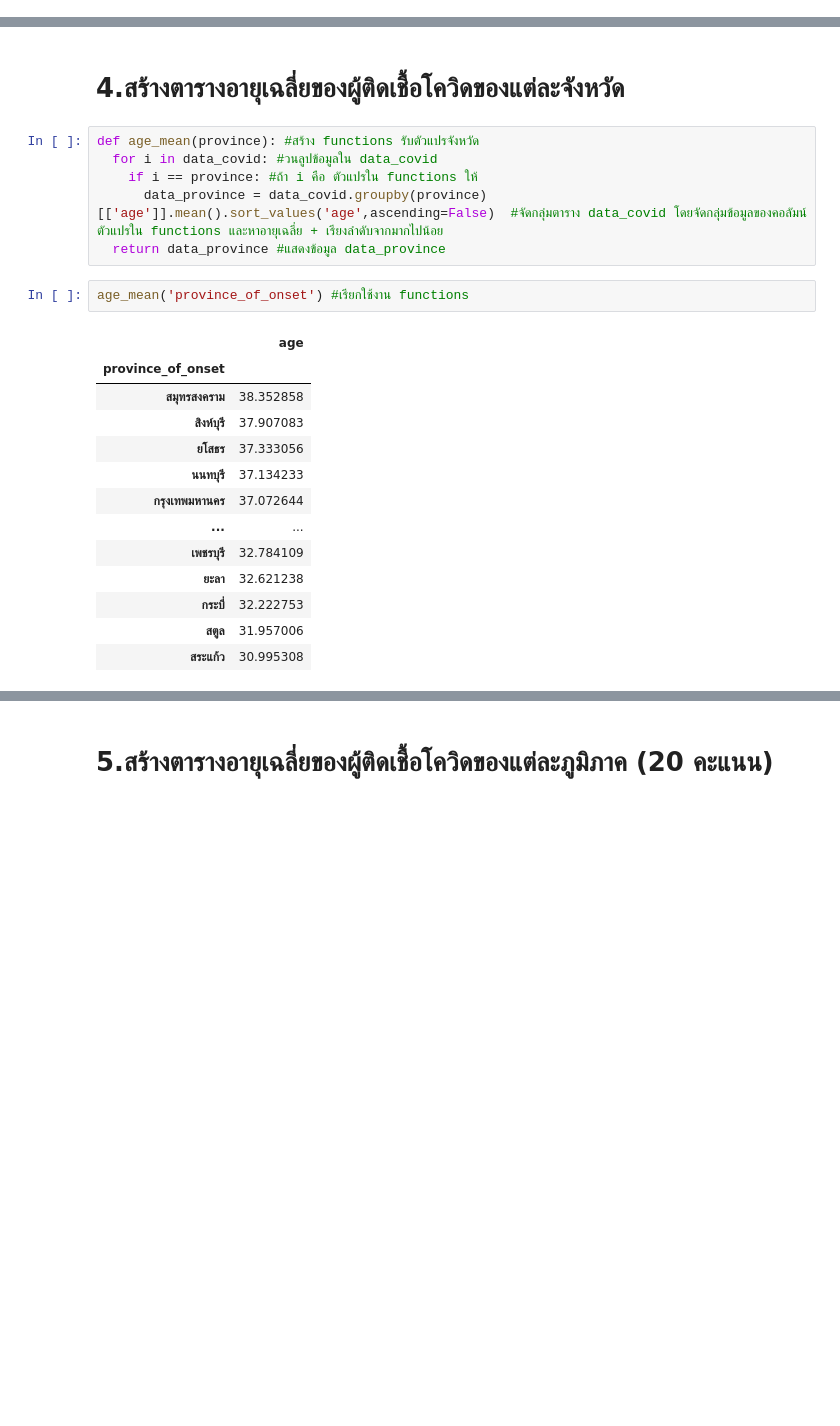
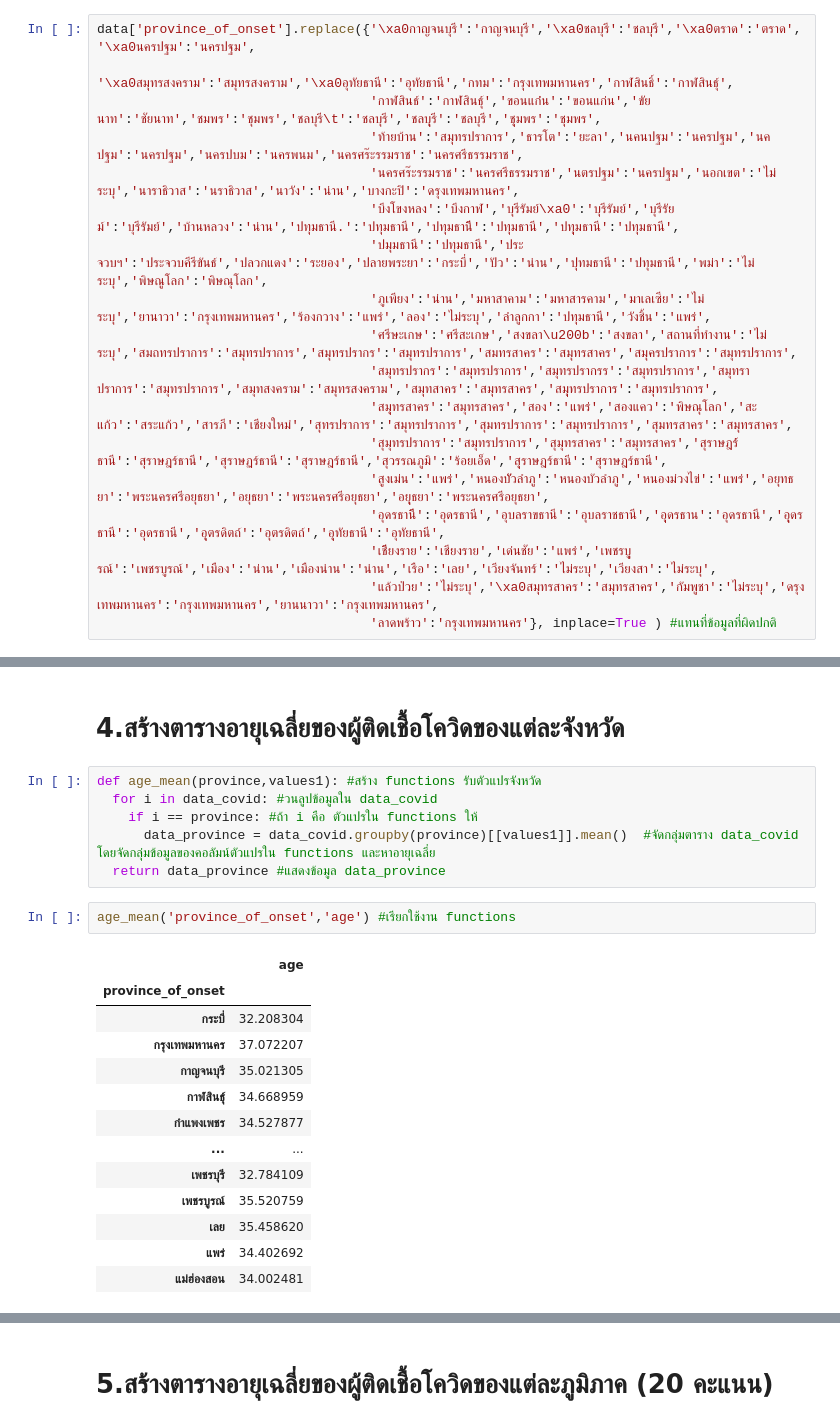
Before and after one commit to siriwat-heart/data_viz_2022, a Jupyter notebook: BasicPython&DataViz_midterm2022.ipynb, the cells around one changed output, grey strips where cells are left out. Drawn from its saved outputs; the diff is of its cells as text; blank space fills up the shorter version.

```diff
--- a/BasicPython&DataViz_midterm2022.ipynb
+++ b/BasicPython&DataViz_midterm2022.ipynb
@@ -58,6 +59,24 @@ data
 | 816987 | 816988 | 8/11/2021 | 8/10/2021 | หญิง | 34.0 | ปี | Thailand | สระแก้ว | ... |
 | 816988 | 816989 | 8/11/2021 | 8/10/2021 | หญิง | 19.0 | ปี | Thailand | สระแก้ว | ... |
 816989 rows × 11 columns
+# %%
+data['province_of_onset'].replace({'\xa0กาญจนบุรี':'กาญจนบุรี','\xa0ชลบุรี':'ชลบุรี','\xa0ตราด':'ตราด','\xa0นครปฐม':'นครปฐม',
+                                         '\xa0สมุทรสงคราม':'สมุทรสงคราม','\xa0อุทัยธานี':'อุทัยธานี','กทม':'กรุงเทพมหานคร','กาฬสินธิ์':'กาฬสินธุ์',
+                                   'กาฬสินธ์':'กาฬสินธุ์','ขอนแก่่น':'ขอนแก่น','ขัยนาท':'ชัยนาท','ชมพร':'ชุมพร','ชลบุรี\t':'ชลบุรี','ชลบุุรี':'ชลบุรี','ชุุมพร':'ชุมพร',
+                                   'ท้ายบ้าน':'สมุทรปราการ','ธารโต':'ยะลา','นคนปฐม':'นครปฐม','นคปฐม':'นครปฐม','นครปบม':'นครพนม','นครศร๊ะรรมราช':'นครศรีธรรมราช',
+                                   'นครศร๊ะรรมราช':'นครศรีธรรมราช','นตรปฐม':'นครปฐม','นอกเขต':'ไม่ระบุ','นาราธิวาส':'นราธิวาส','นาวัง':'น่าน','บางกะปิ':'ดรุงเทพมหานคร',
+                                   'บึงโขงหลง':'บึงกาฬ','บุรีรัมย์\xa0':'บุรีรัมย์','บุรีรัยม์':'บุรีรัมย์','บ้านหลวง':'น่าน','ปทุมธานี.':'ปทุมธานี','ปทุมธานีี':'ปทุมธานี','ปทุุมธานี':'ปทุมธานี',
+                                   'ปมุมธานี':'ปทุมธานี','ประจวบฯ':'ประจวบคีรีขันธ์','ปลวกแดง':'ระยอง','ปลายพระยา':'กระบี่','ปัว':'น่าน','ปุทมธานี':'ปทุมธานี','พม่า':'ไม่ระบุ','พิษณูโลก':'พิษณุโลก',
+                                   'ภูเพียง':'น่าน','มหาสาคาม':'มหาสารคาม','มาเลเซีย':'ไม่ระบุ','ยานาวา':'กรุงเทพมหานคร','ร้องกวาง':'แพร่','ลอง':'ไม่ระบุ','ลำลูกกา':'ปทุมธานี','วังชิ้น':'แพร่',
+                                   'ศรีษะเกษ':'ศรีสะเกษ','สงขลา\u200b':'สงขลา','สถานที่ทำงาน':'ไม่ระบุ','สมถทรปราการ':'สมุทรปราการ','สมุทรปรากร':'สมุทรปราการ','สมทรสาคร':'สมุทรสาคร','สมุครปราการ':'สมุทรปราการ',
+                                   'สมุทรปรากร':'สมุทรปราการ','สมุทรปรากรร':'สมุทรปราการ','สมุทราปราการ':'สมุทรปราการ','สมุทสงคราม':'สมุทรสงคราม','สมุทสาคร':'สมุทรสาคร','สมุุทรปราการ':'สมุทรปราการ',
+                                   'สมุุทรสาคร':'สมุทรสาคร','สอง':'แพร่','สองแคว':'พิษณุโลก','สะแก้ว':'สระแก้ว','สารภี':'เชียงใหม่','สุทรปราการ':'สมุทรปราการ','สุมทรปราการ':'สมุทรปราการ','สุมทรสาคร':'สมุทรสาคร',
+                                   'สุมุทรปราการ':'สมุทรปราการ','สุมุทรสาคร':'สมุทรสาคร','สุราษฎร์์ธานี':'สุราษฎร์ธานี','สุราษฏร์ธานี':'สุราษฎร์ธานี','สุวรรณภูมิ':'ร้อยเอ็ด','สุุราษฎร์ธานี':'สุราษฎร์ธานี',
+                                   'สูงเม่น':'แพร่','หนองบััวลำภู':'หนองบัวลำภู','หนองม่วงไข่':'แพร่','อยุทธยา':'พระนครศรีอยุธยา','อยุธยา':'พระนครศรีอยุธยา','อยุุธยา':'พระนครศรีอยุธยา',
+                                   'อุดรธานีี':'อุดรธานี','อุบลราขธานี':'อุบลราชธานี','อุุดรธาน':'อุดรธานี','อุุดรธานี':'อุดรธานี','อุุตรดิตถ์':'อุตรดิตถ์','อุุทัยธานี':'อุทัยธานี',
+                                   'เชีียงราย':'เชียงราย','เด่นชัย':'แพร่','เพชรบุูรณ์':'เพชรบูรณ์','เมือง':'น่าน','เมืองน่าน':'น่าน','เรือ':'เลย','เวียงจันทร์':'ไม่ระบุ','เวียงสา':'ไม่ระบุ',
+                                   'แล้วป่วย':'ไม่ระบุ','\xa0สมุทรสาคร':'สมุทรสาคร','กัมพูชา':'ไม่ระบุ','ดรุงเทพมหานคร':'กรุงเทพมหานคร','ยานนาวา':'กรุงเทพมหานคร',
+                                   'ลาดพร้าว':'กรุงเทพมหานคร'}, inplace=True ) #แทนที่ข้อมูลที่ผิดปกติ
 # %%
 data = data.fillna(method="bfill") #แทนค่าตัวถัดไปใส่ในค่า NaN ของทุก column ที่มี NaN
 data
@@ -562,27 +589,27 @@ cluster('5 ภูมิภาค (การท่องเที่ยว)','ต
 # %% [markdown]
 # 4.สร้างตารางอายุเฉลี่ยของผู้ติดเชื้อโควิดของแต่ละจังหวัด
 # %%
-def age_mean(province): #สร้าง functions รับตัวแปรจังหวัด
+def age_mean(province,values1): #สร้าง functions รับตัวแปรจังหวัด
   for i in data_covid: #วนลูปข้อมูลใน data_covid
     if i == province: #ถ้า i คือ ตัวแปรใน functions ให้
-      data_province = data_covid.groupby(province)[['age']].mean().sort_values('age',ascending=False)  #จัดกลุ่มตาราง data_covid โดยจัดกลุ่มข้อมูลของคอลัมน์ตัวแปรใน functions และหาอายุเฉลี่ย + เรียงลำดับจากมากไปน้อย
+      data_province = data_covid.groupby(province)[[values1]].mean()  #จัดกลุ่มตาราง data_covid โดยจัดกลุ่มข้อมูลของคอลัมน์ตัวแปรใน functions และหาอายุเฉลี่ย
   return data_province #แสดงข้อมูล data_province
 # %%
-age_mean('province_of_onset') #เรียกใช้งาน functions
+age_mean('province_of_onset','age') #เรียกใช้งาน functions
 # %% [output]
 |  | age |
 | province_of_onset |  |
-| สมุทรสงคราม | 38.352858 |
-| สิงห์บุรี | 37.907083 |
-| ยโสธร | 37.333056 |
-| นนทบุรี | 37.134233 |
-| กรุงเทพมหานคร | 37.072644 |
+| กระบี่ | 32.208304 |
+| กรุงเทพมหานคร | 37.072207 |
+| กาญจนบุรี | 35.021305 |
+| กาฬสินธุ์ | 34.668959 |
+| กำแพงเพชร | 34.527877 |
 | ... | ... |
 | เพชรบุรี | 32.784109 |
-| ยะลา | 32.621238 |
-| กระบี่ | 32.222753 |
-| สตูล | 31.957006 |
-| สระแก้ว | 30.995308 |
+| เพชรบูรณ์ | 35.520759 |
+| เลย | 35.458620 |
+| แพร่ | 34.402692 |
+| แม่ฮ่องสอน | 34.002481 |
 77 rows × 1 columns
 # %% [markdown]
 # 5.สร้างตารางอายุเฉลี่ยของผู้ติดเชื้อโควิดของแต่ละภูมิภาค (20 คะแนน)
```
Also changed, not shown: parts of 57 cells of this notebook.
